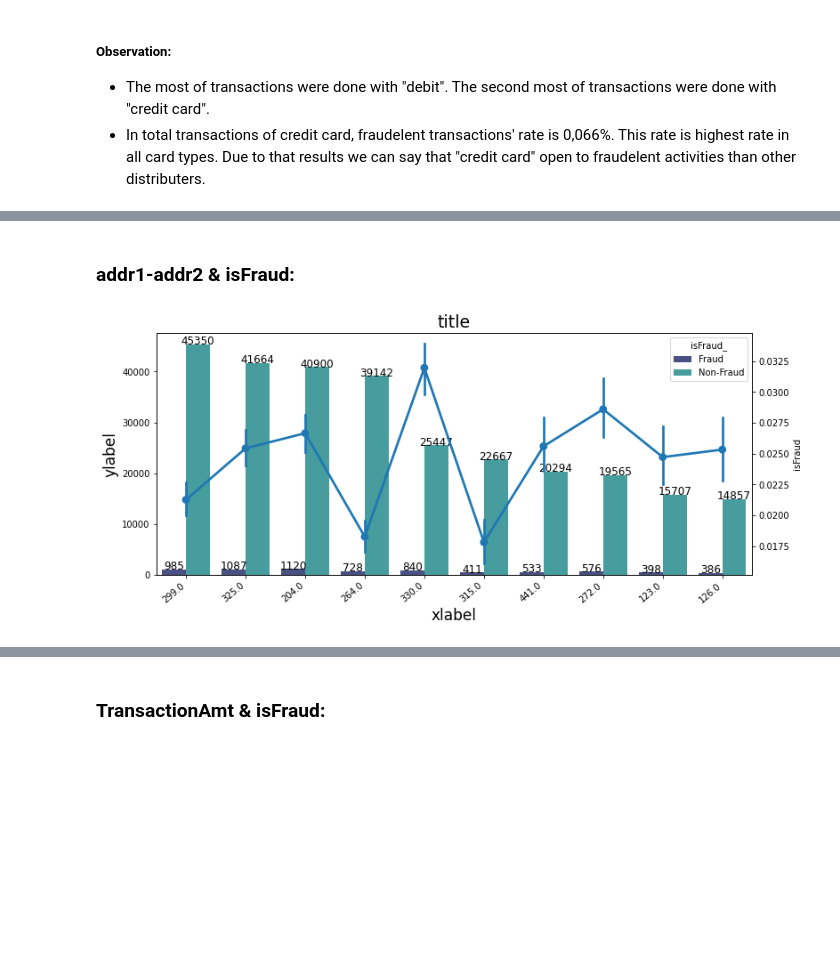
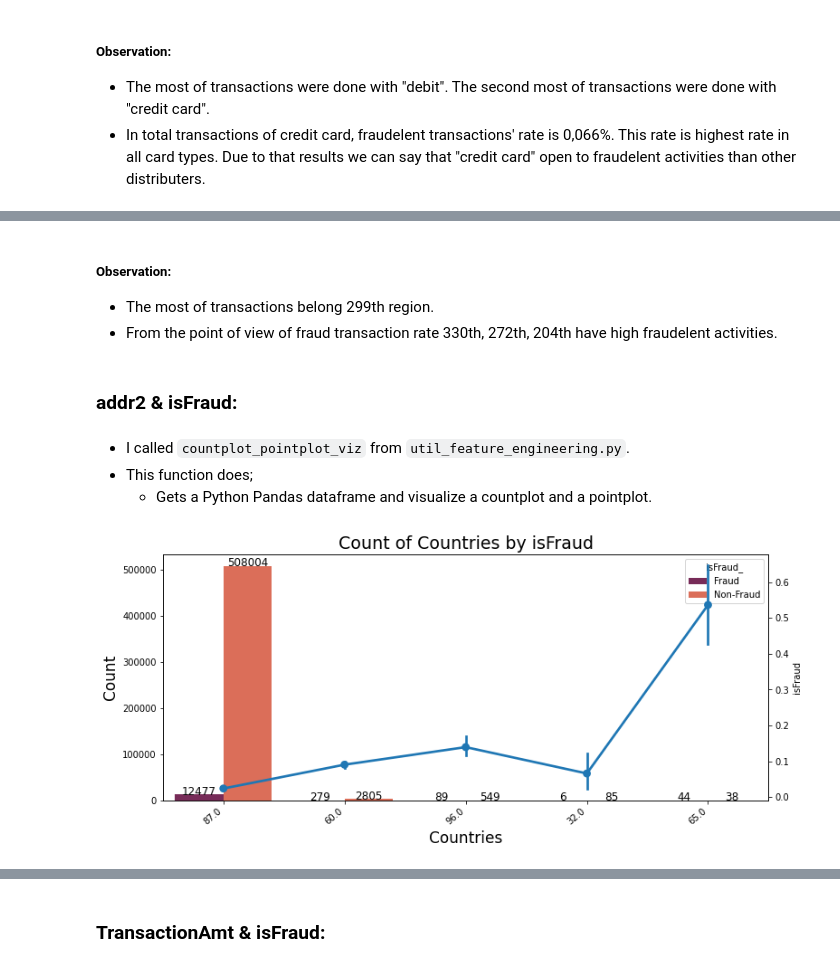
Before and after one commit to ElifKarakutukDinc/IEEE-CIS-Fraud-Detection, a Jupyter notebook: EDA.ipynb, the cells around one changed output, grey strips where cells are left out. Cells and saved outputs as stored; diff of their text form; code cells hidden in the pictures; blank space fills up the shorter version.

```diff
--- a/EDA.ipynb
+++ b/EDA.ipynb
@@ -862,16 +915,25 @@ posx and posy should be finite values
+# %% [markdown]
+##### Observation:
+* The most of transactions belong 299th region.
+* From the point of view of fraud transaction rate 330th, 272th, 204th have high fraudelent activities.
 # %% [markdown]
-### addr1-addr2 & isFraud:
+### addr2 & isFraud:
+# %% [markdown]
+* I called `countplot_pointplot_viz` from `util_feature_engineering.py`.
+* This function does;
+    * Gets a Python Pandas dataframe and visualize a countplot and a pointplot.
 # %%
 filter_list = ["Fraud", "Non-Fraud"]
 countplot_pointplot_viz(
-    top_region_df,
+    top_country_df,
     filter_list,
-    "addr1",
+    "addr2",
     "isFraud_",
     "isFraud",
-    "xlabel",
-    "ylabel",
-    "title",
+    "Countries",
+    "Count",
+    "Count of Countries by isFraud",
+    palette="rocket",
 )
 # %% [output]
-[figure, old version]
+[figure, new version]
```
Also changed, not shown: parts of 33 cells of this notebook, 1 other file.
